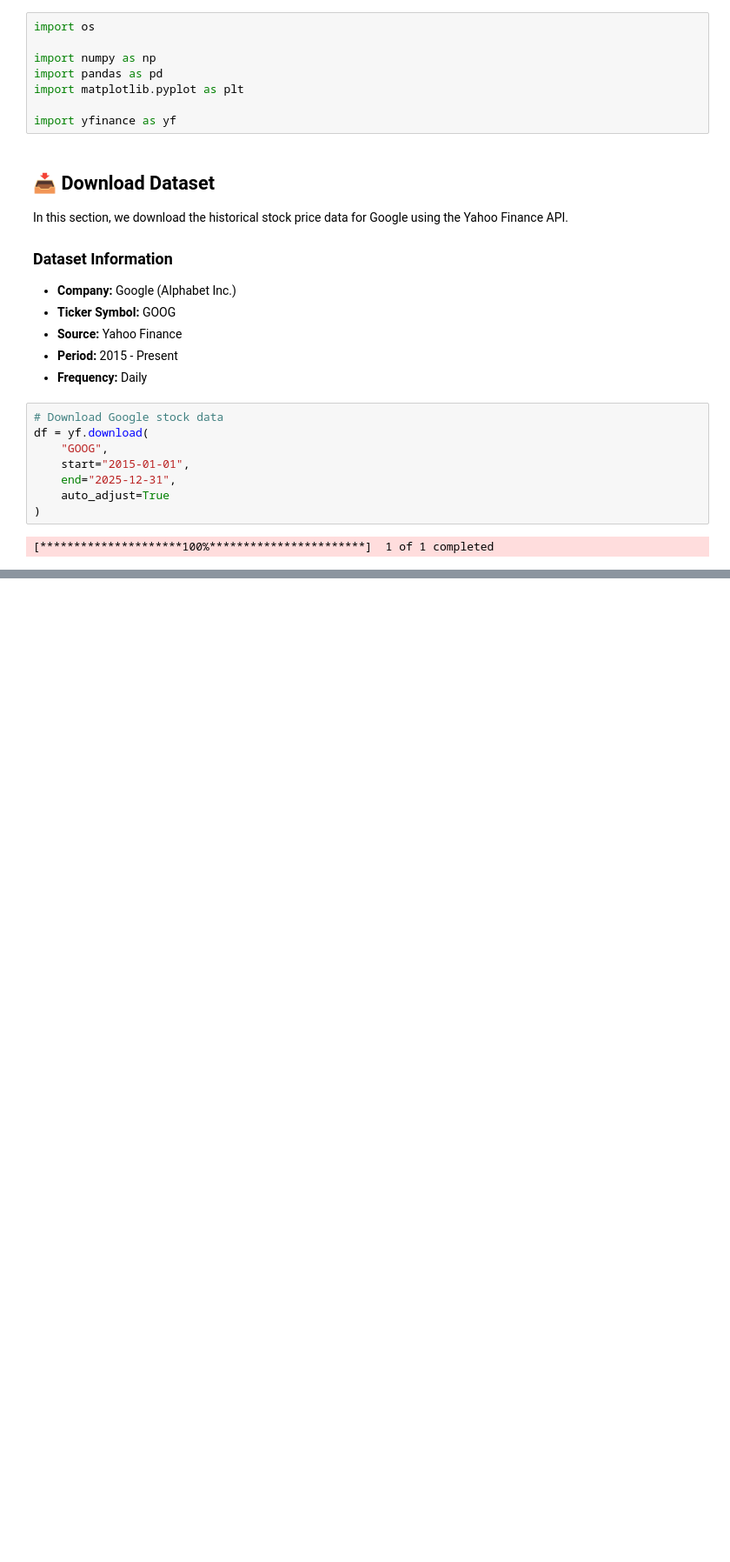
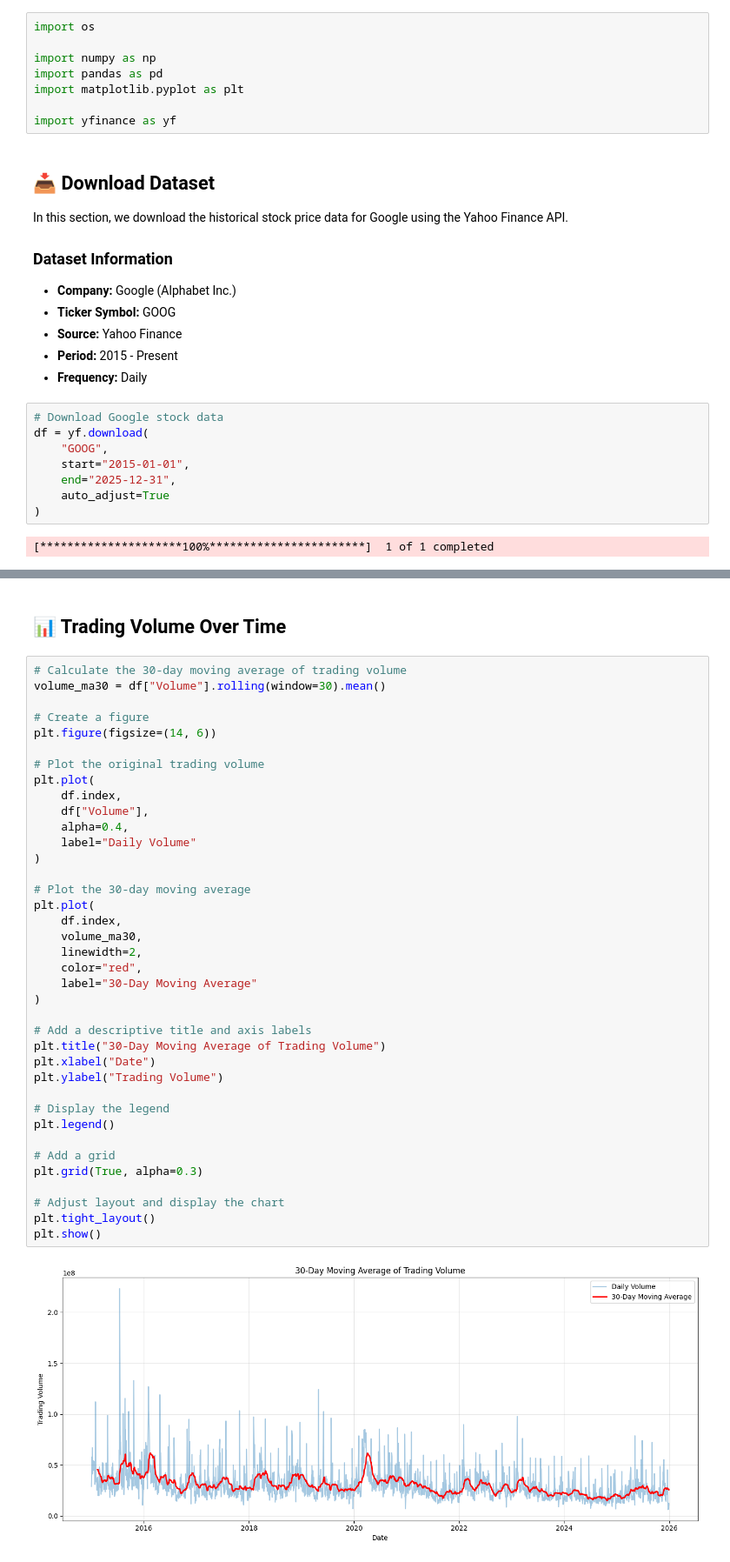
Before and after one commit to kosar-am/finance-prediction-rnn, a Jupyter notebook: notebooks/01_data_collection.ipynb, the cells around one changed output, grey strips where cells are left out. Shown at 87% size. Cells and saved outputs as stored; diff of their text form; blank space fills up the shorter version.

```diff
--- a/notebooks/01_data_collection.ipynb
+++ b/notebooks/01_data_collection.ipynb
@@ -79,0 +182,42 @@ df.head(10)
+# %% [markdown]
+## 📊 Trading Volume Over Time
+# %%
+# Calculate the 30-day moving average of trading volume
+volume_ma30 = df["Volume"].rolling(window=30).mean()
+
+# Create a figure
+plt.figure(figsize=(14, 6))
+
+# Plot the original trading volume
+plt.plot(
+    df.index,
+    df["Volume"],
+    alpha=0.4,
+    label="Daily Volume"
+)
+
+# Plot the 30-day moving average
+plt.plot(
+    df.index,
+    volume_ma30,
+    linewidth=2,
+    color="red",
+    label="30-Day Moving Average"
+)
+
+# Add a descriptive title and axis labels
+plt.title("30-Day Moving Average of Trading Volume")
+plt.xlabel("Date")
+plt.ylabel("Trading Volume")
+
+# Display the legend
+plt.legend()
+
+# Add a grid
+plt.grid(True, alpha=0.3)
+
+# Adjust layout and display the chart
+plt.tight_layout()
+plt.show()
+# %% [output]
+[figure, added]
```
Also changed, not shown: parts of 38 cells of this notebook.
